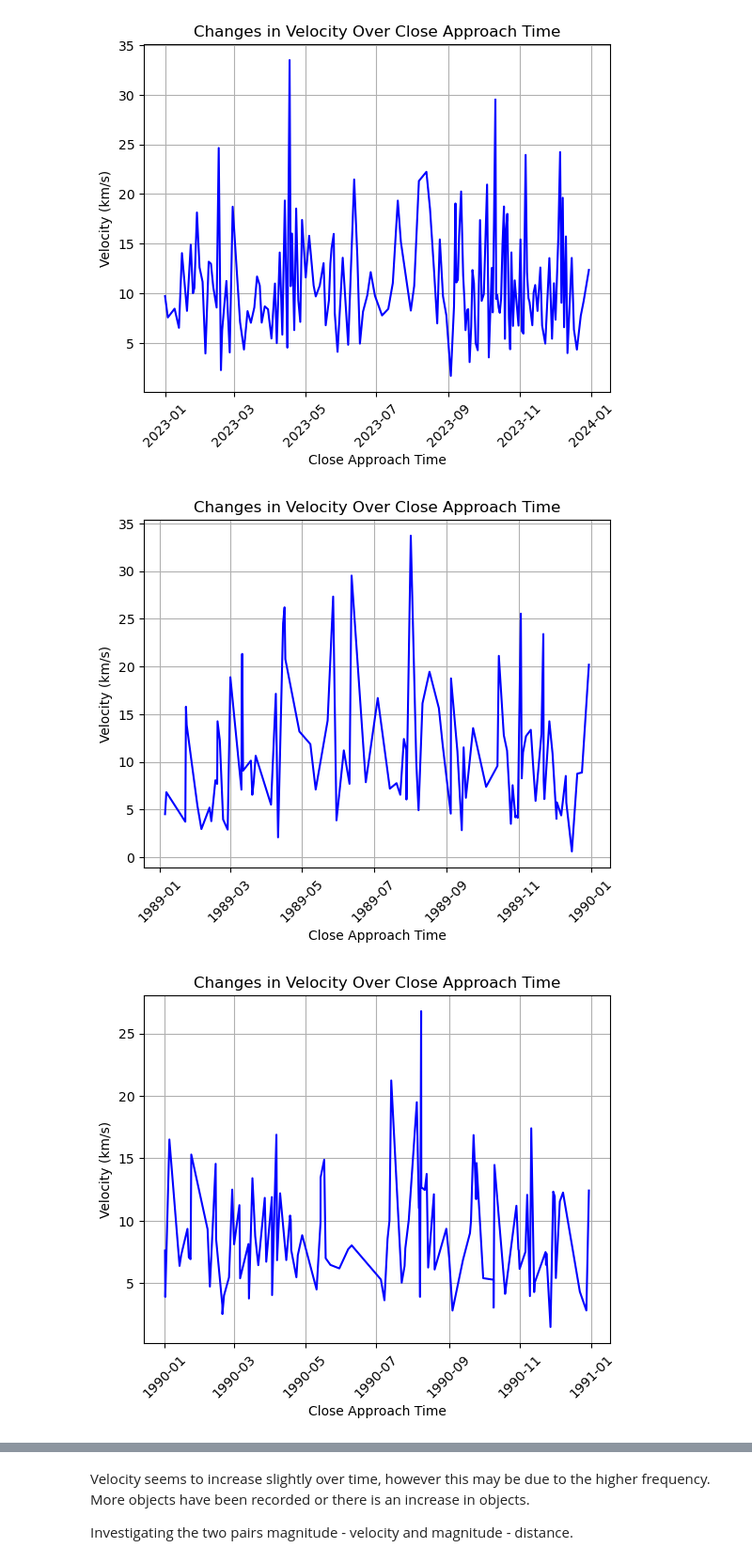
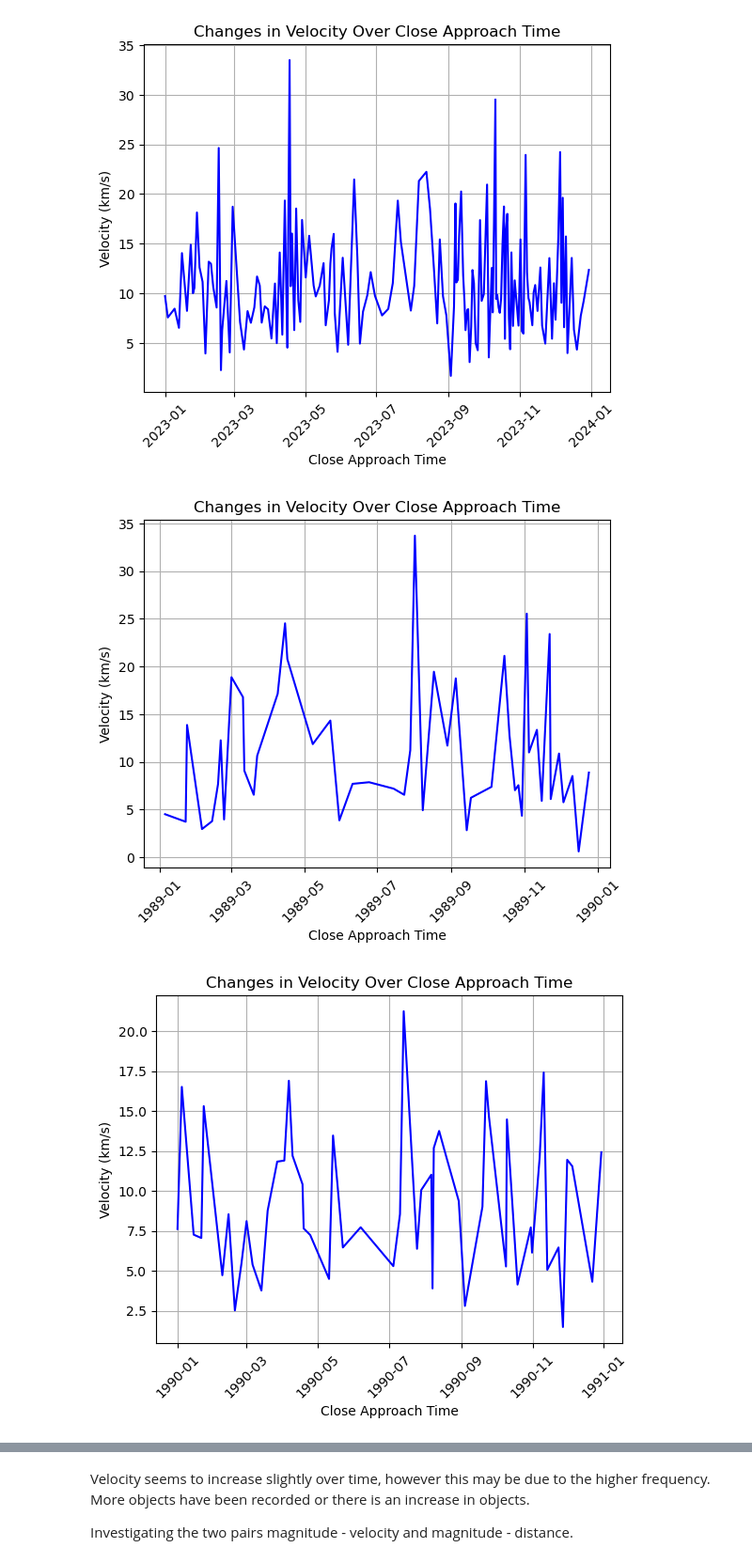
Before and after one commit to nikolayzhechev/Earth-Orbit-Objects-Analysis-and-Prediction, a Jupyter notebook: Earth Orbit Objects.ipynb, the cells around one changed output, grey strips where cells are left out. Shown at 94% size. Cells and saved outputs as stored; diff of their text form; code cells hidden in the pictures.

```diff
--- a/Earth Orbit Objects.ipynb
+++ b/Earth Orbit Objects.ipynb
@@ -278,6 +284,7 @@ plt.show()
 Below we identify how the velocity of objects has changed over time.
 # %%
 def plot_yearly_velocity (values, downsample):
+    '''Plot velocity for early approaches. Downsample data if dataset is large.'''
     # downsample the data by taking every nth point (e.g., every 10th point)
     sampled_values = values.iloc[::downsample, :]
 
@@ -306,13 +313,13 @@ values_89 = update_dataset(df_89)
 values_90 = update_dataset(df_90)
 values_91 = update_dataset(df_91)
 # %%
-plot_yearly_velocity(values_89, 1)
+plot_yearly_velocity(values_89, 2)
 # %% [output]
-[figure, old version]
+[figure, new version]
 # %%
-plot_yearly_velocity(values_90, 1)
+plot_yearly_velocity(values_90, 2)
 # %% [output]
-[figure, old version]
+[figure, new version]
 # %%
 plot_yearly_velocity(values_91, 1)
 # %% [output]
```
Also changed, not shown: parts of 20 cells of this notebook, 1 other file.
